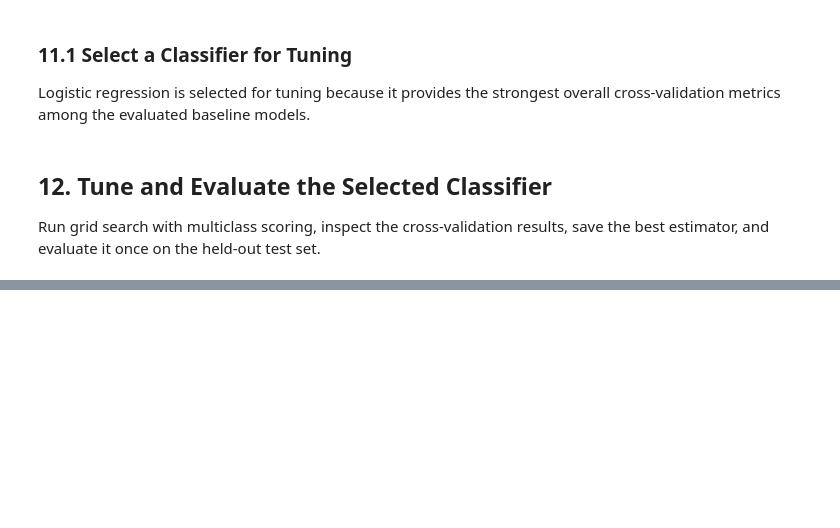
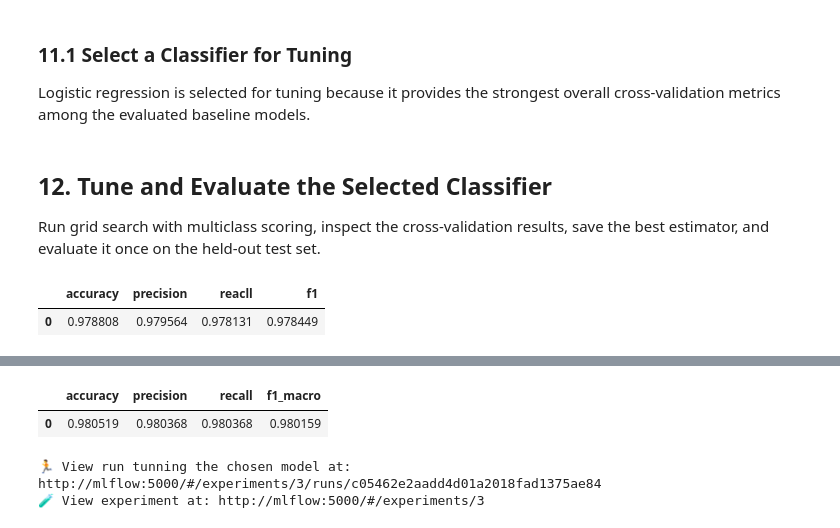
Before and after one commit to amineelhailaa/DiaPredict, a Jupyter notebook: notebooks/step1.ipynb, the cells around one changed output, grey strips where cells are left out. Cells and saved outputs as stored; diff of their text form; code cells hidden in the pictures; blank space fills up the shorter version.

```diff
--- a/notebooks/step1.ipynb
+++ b/notebooks/step1.ipynb
@@ -807,16 +841,40 @@ Logistic regression is selected for tuning because it provides the strongest ove
 Run grid search with multiclass scoring, inspect the cross-validation results, save the best estimator, and evaluate it once on the held-out test set.
 # %%
 from src.tuning import tune_model
+with mlflow.start_run(run_name="tunning the chosen model"):
+    grid_search = tune_model("logistic_regression", processed_x_train, y_train)
+    best_model_index = grid_search.best_index_
+    results = grid_search.cv_results_
 
-grid_search = tune_model("logistic_regression", processed_x_train, y_train)
-best_model_index = grid_search.best_index_
-results = grid_search.cv_results_
+    ## log the best model combination
+    ## log its parameters
+    mlflow.log_params({key: value for key, value in grid_search.best_params_.items()})
+
+    display(pd.DataFrame([
+        results["mean_test_accuracy"][best_model_index],
+        results["mean_test_precision"][best_model_index],
+        results["mean_test_recall"][best_model_index],
+        results["mean_test_f1"][best_model_index],
+    ], index=["accuracy", "precision", "reacll", "f1"]).T)
+
+    mlflow.sklearn.log_model(grid_search.best_estimator_, artifact_path="logistic_regression_tuned")
+    joblib.dump(grid_search.best_estimator_, "../models/regression_logistique_tuned.joblib")
+    model = joblib.load("../models/regression_logistique_tuned.joblib")
+    ypredicted = model.predict(processed_x_test)
+    from sklearn.metrics import (
+    accuracy_score, precision_score, recall_score, f1_score
+    )
+    test_metrics = {
+        "accuracy": accuracy_score(x_test, ypredicted),
+        "precision": precision_score(x_test, ypredicted, average="macro", zero_division=0),
+        "recall": recall_score(x_test, ypredicted, average="macro", zero_division=0),
+        "f1_macro": f1_score(x_test, ypredicted, average="macro", zero_division=0)
+    }
+    mlflow.log_metrics(test_metrics)
 
 
-
-display(pd.DataFrame([
-    results["mean_test_accuracy"][best_model_index],
-    results["mean_test_precision"][best_model_index],
-    results["mean_test_recall"][best_model_index],
-    results["mean_test_f1"][best_model_index],
-], index=["accuracy", "precision", "reacll", "f1"]).T)
+    print("test metrics")
+    display(pd.DataFrame([test_metrics]))
+# %% [output]
+|  | accuracy | precision | reacll | f1 |
+| 0 | 0.978808 | 0.979564 | 0.978131 | 0.978449 |
@@ -822,0 +883,4 @@ display(pd.DataFrame([
+|  | accuracy | precision | recall | f1_macro |
+| 0 | 0.980519 | 0.980368 | 0.980368 | 0.980159 |
+🏃 View run tunning the chosen model at: http://mlflow:5000/#/experiments/3/runs/c05462e2aadd4d01a2018fad1375ae84
+🧪 View experiment at: http://mlflow:5000/#/experiments/3
```
Also changed, not shown: parts of 15 cells of this notebook.
